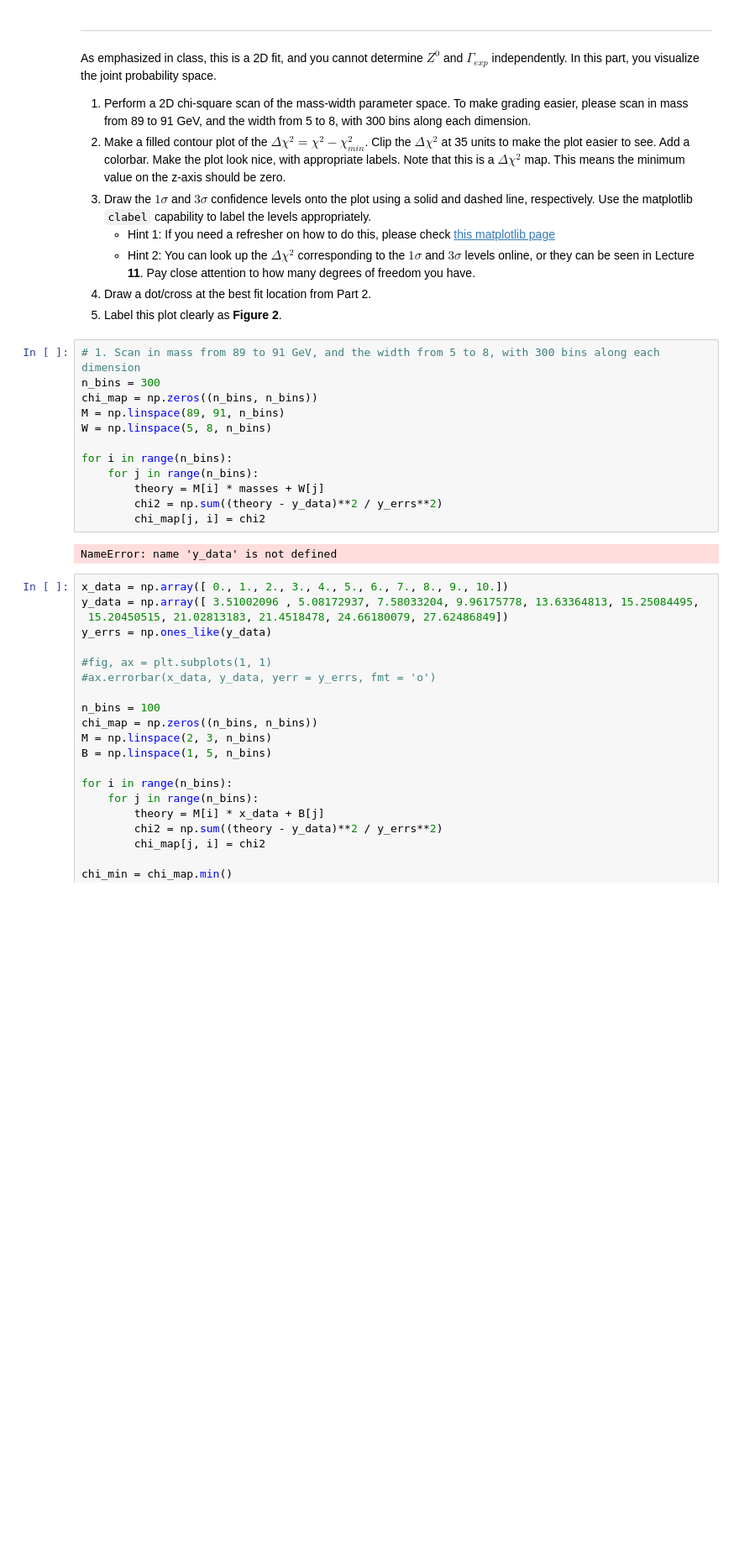
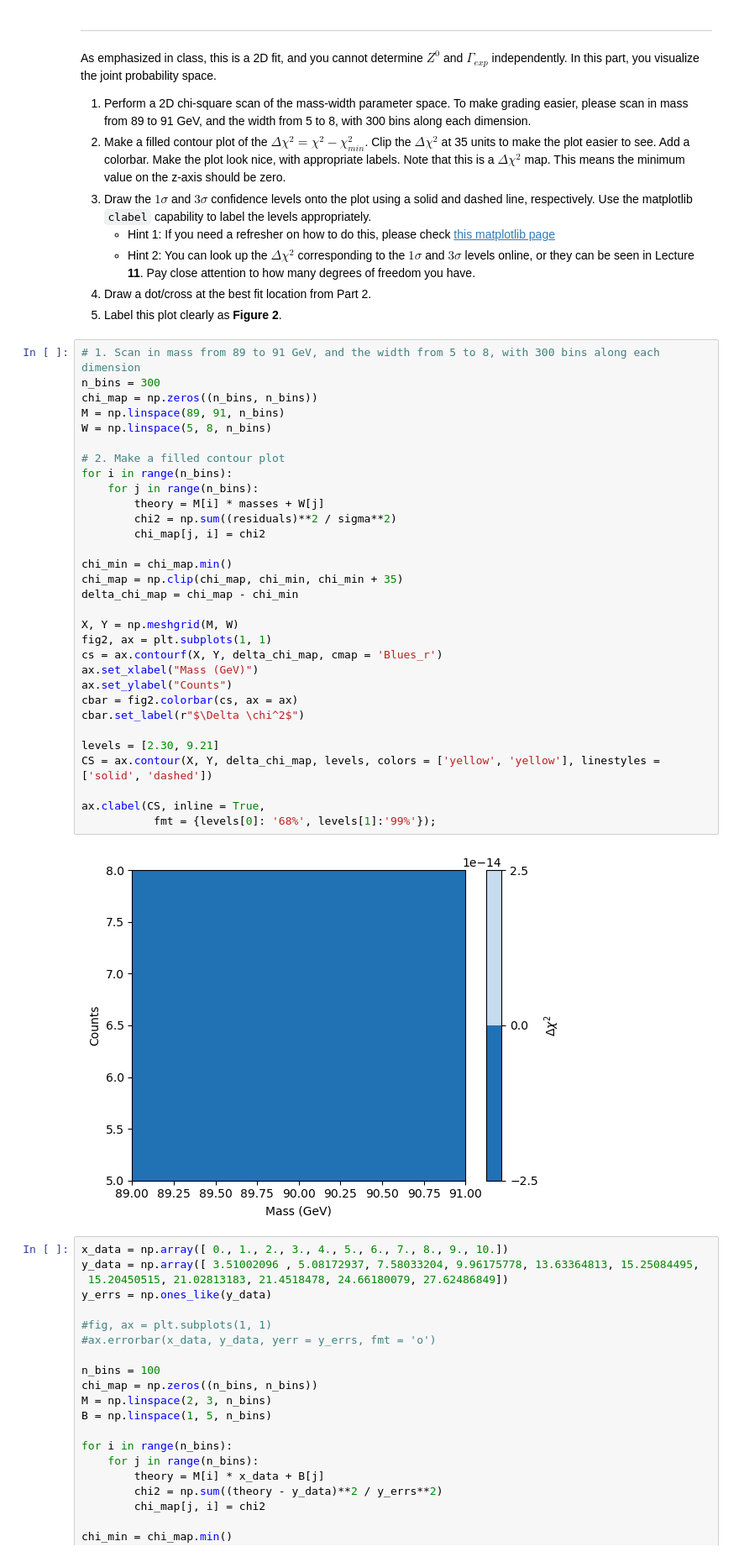
Before and after one commit to bvenmal/PHYS265-spring26, a Jupyter notebook: Lab2/lab2.ipynb, the cells around one changed output. Shown at 84% size. Cells and saved outputs as stored; diff of their text form; blank space fills up the shorter version.

```diff
--- a/Lab2/lab2.ipynb
+++ b/Lab2/lab2.ipynb
@@ -314,17 +314,36 @@ As emphasized in class, this is a 2D fit, and you cannot determine $Z^0$ and $\G
 # %%
 # 1. Scan in mass from 89 to 91 GeV, and the width from 5 to 8, with 300 bins along each dimension
 n_bins = 300
 chi_map = np.zeros((n_bins, n_bins))
 M = np.linspace(89, 91, n_bins)
 W = np.linspace(5, 8, n_bins)
 
+# 2. Make a filled contour plot
 for i in range(n_bins):
     for j in range(n_bins):
         theory = M[i] * masses + W[j]
-        chi2 = np.sum((theory - y_data)**2 / y_errs**2)
+        chi2 = np.sum((residuals)**2 / sigma**2)
         chi_map[j, i] = chi2
+
+chi_min = chi_map.min()
+chi_map = np.clip(chi_map, chi_min, chi_min + 35)
+delta_chi_map = chi_map - chi_min
+
+X, Y = np.meshgrid(M, W)
+fig2, ax = plt.subplots(1, 1)
+cs = ax.contourf(X, Y, delta_chi_map, cmap = 'Blues_r')
+ax.set_xlabel("Mass (GeV)")
+ax.set_ylabel("Counts")
+cbar = fig2.colorbar(cs, ax = ax)
+cbar.set_label(r"$\Delta \chi^2$")
+
+levels = [2.30, 9.21]
+CS = ax.contour(X, Y, delta_chi_map, levels, colors = ['yellow', 'yellow'], linestyles = ['solid', 'dashed'])
+
+ax.clabel(CS, inline = True,
+           fmt = {levels[0]: '68%', levels[1]:'99%'});
 # %% [output]
-NameError: name 'y_data' is not defined
+[figure, added]
 # %%
 x_data = np.array([ 0., 1., 2., 3., 4., 5., 6., 7., 8., 9., 10.])
 y_data = np.array([ 3.51002096 , 5.08172937, 7.58033204, 9.96175778, 13.63364813, 15.25084495,
```
Also changed, not shown: parts of 2 cells of this notebook.
